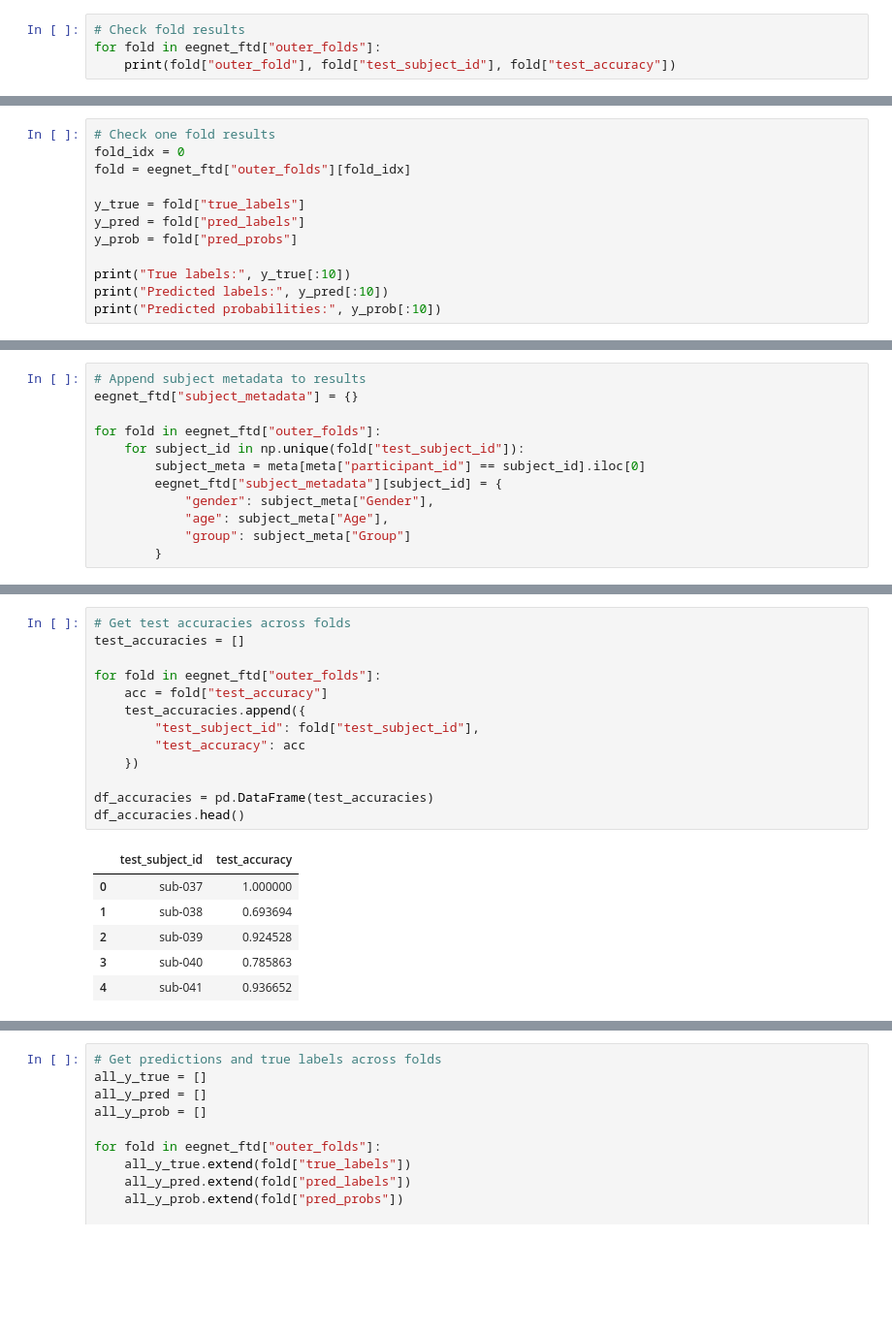
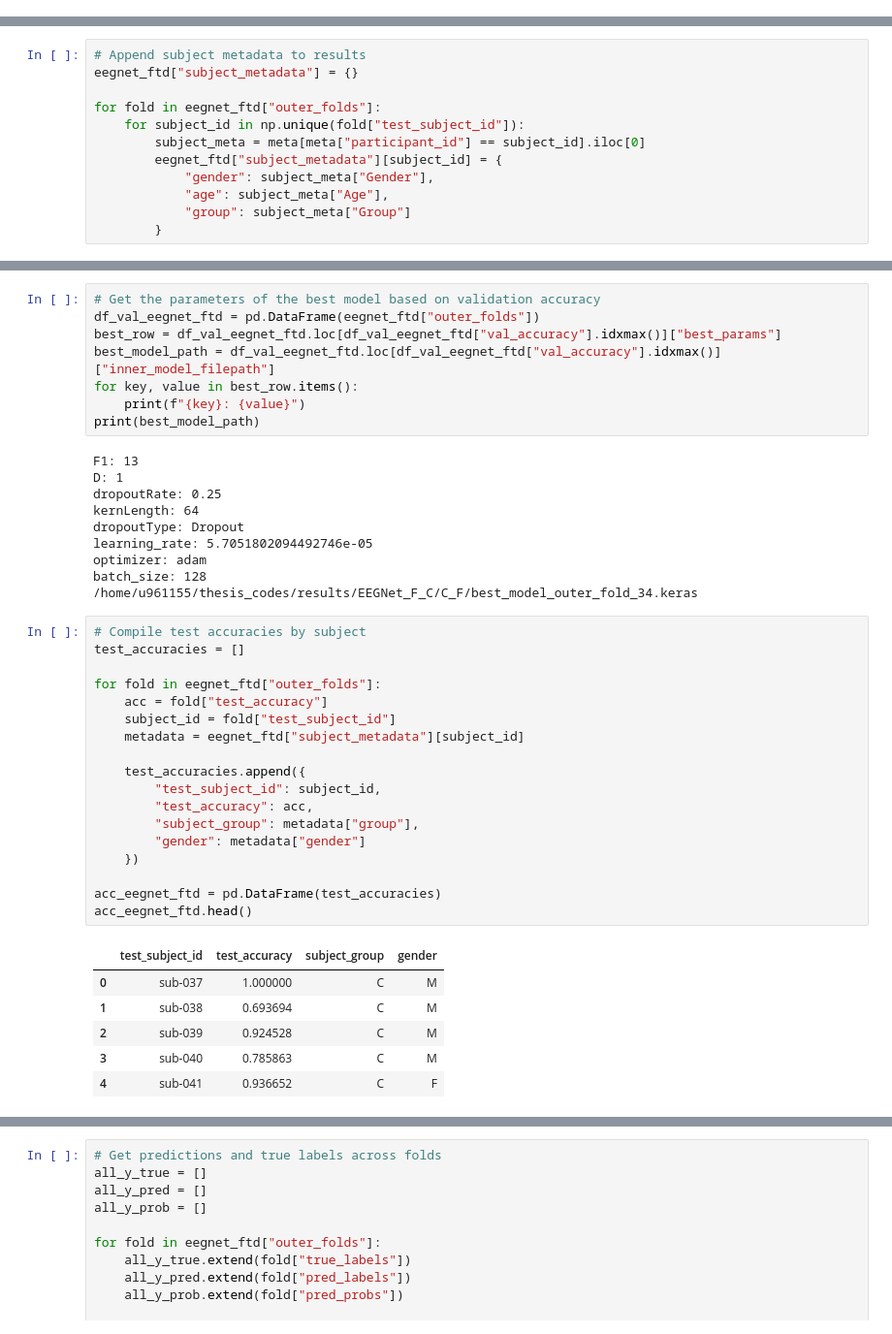
Before and after one commit to SiuhiuY/alzheimers-disease-detection, a Jupyter notebook: notebooks/results.ipynb, the cells around one changed output, grey strips where cells are left out. Shown at 97% size. Cells and saved outputs as stored; diff of their text form; blank space fills up the shorter version.

```diff
--- a/notebooks/results.ipynb
+++ b/notebooks/results.ipynb
@@ -286,7 +444,3 @@ EEGNet FTD vs. CN classification
 # Load results from EEGNet FTD vs CN classification
 with open(os.path.join(RESULTS_DIR, "EEGNet_F_C/C_F/all_results.pkl"), "rb") as f:
     eegnet_ftd = pickle.load(f)
-# %%
-# Check fold results
-for fold in eegnet_ftd["outer_folds"]:
-    print(fold["outer_fold"], fold["test_subject_id"], fold["test_accuracy"])
@@ -311,12 +446,0 @@ for fold in eegnet_ftd["outer_folds"]:
-# %%
-# Check one fold results
-fold_idx = 0
-fold = eegnet_ftd["outer_folds"][fold_idx]
-
-y_true = fold["true_labels"]
-y_pred = fold["pred_labels"]
-y_prob = fold["pred_probs"]
-
-print("True labels:", y_true[:10])
-print("Predicted labels:", y_pred[:10])
-print("Predicted probabilities:", y_prob[:10])
@@ -345,20 +480,43 @@ eegnet_ftd["subject_metadata"]["sub-060"]
+# %%
+# Get the parameters of the best model based on validation accuracy
+df_val_eegnet_ftd = pd.DataFrame(eegnet_ftd["outer_folds"])
+best_row = df_val_eegnet_ftd.loc[df_val_eegnet_ftd["val_accuracy"].idxmax()]["best_params"]
+best_model_path = df_val_eegnet_ftd.loc[df_val_eegnet_ftd["val_accuracy"].idxmax()]["inner_model_filepath"]
+for key, value in best_row.items():
+    print(f"{key}: {value}")
+print(best_model_path)
+# %% [output]
+F1: 13
+D: 1
+dropoutRate: 0.25
+kernLength: 64
+dropoutType: Dropout
+learning_rate: 5.7051802094492746e-05
+optimizer: adam
+batch_size: 128
+/home/u961155/thesis_codes/results/EEGNet_F_C/C_F/best_model_outer_fold_34.keras
 # %%
-# Get test accuracies across folds
+# Compile test accuracies by subject
 test_accuracies = []
 
 for fold in eegnet_ftd["outer_folds"]:
     acc = fold["test_accuracy"]
+    subject_id = fold["test_subject_id"]
+    metadata = eegnet_ftd["subject_metadata"][subject_id]
+
     test_accuracies.append({
-        "test_subject_id": fold["test_subject_id"],
-        "test_accuracy": acc
+        "test_subject_id": subject_id,
+        "test_accuracy": acc,
+        "subject_group": metadata["group"],
+        "gender": metadata["gender"]
     })
 
-df_accuracies = pd.DataFrame(test_accuracies)
-df_accuracies.head()
+acc_eegnet_ftd = pd.DataFrame(test_accuracies)
+acc_eegnet_ftd.head()
 # %% [output]
-|  | test_subject_id | test_accuracy |
-| 0 | sub-037 | 1.000000 |
-| 1 | sub-038 | 0.693694 |
-| 2 | sub-039 | 0.924528 |
-| 3 | sub-040 | 0.785863 |
-| 4 | sub-041 | 0.936652 |
+|  | test_subject_id | test_accuracy | subject_group | gender |
+| 0 | sub-037 | 1.000000 | C | M |
+| 1 | sub-038 | 0.693694 | C | M |
+| 2 | sub-039 | 0.924528 | C | M |
+| 3 | sub-040 | 0.785863 | C | M |
+| 4 | sub-041 | 0.936652 | C | F |
```
Also changed, not shown: parts of 163 cells of this notebook.
